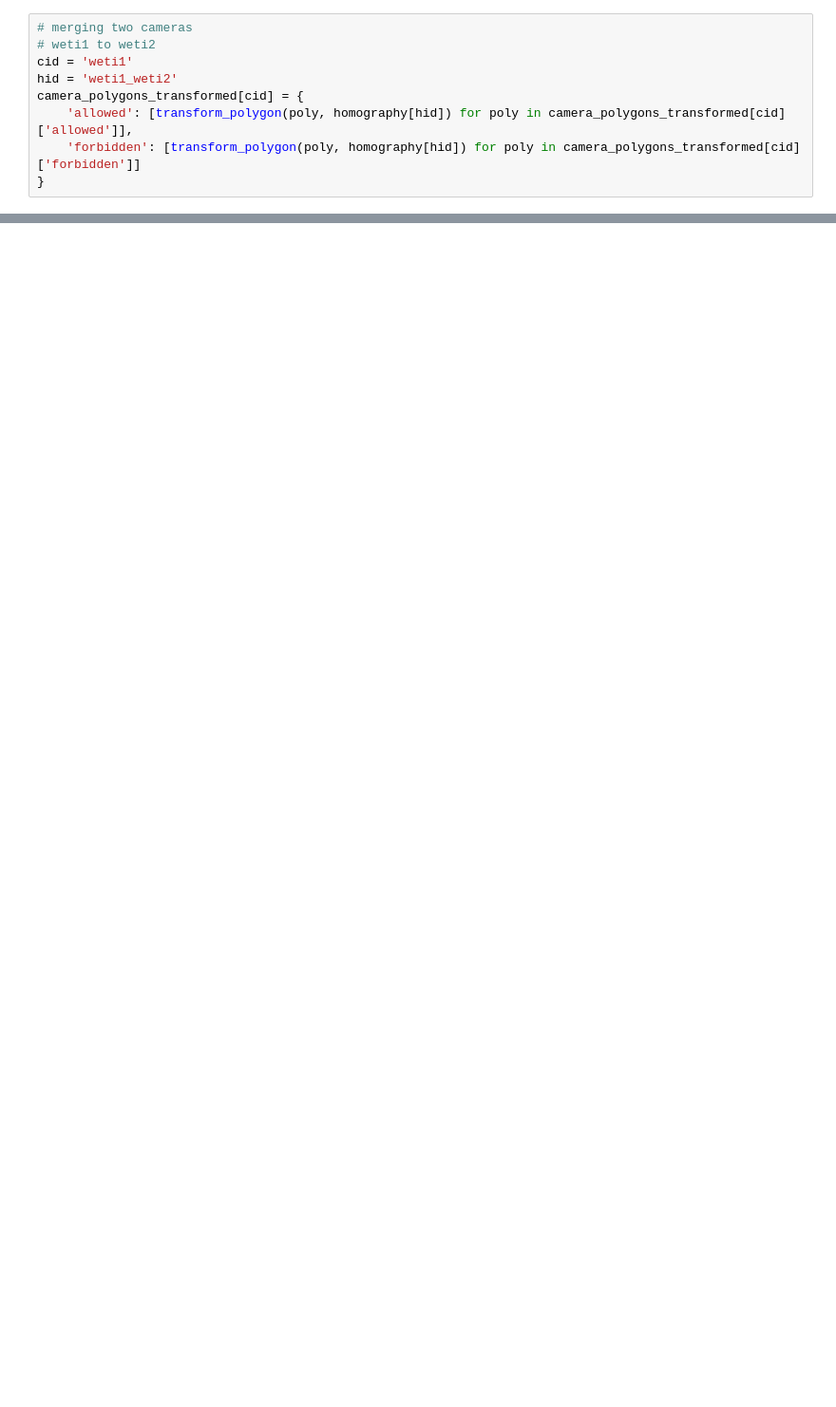
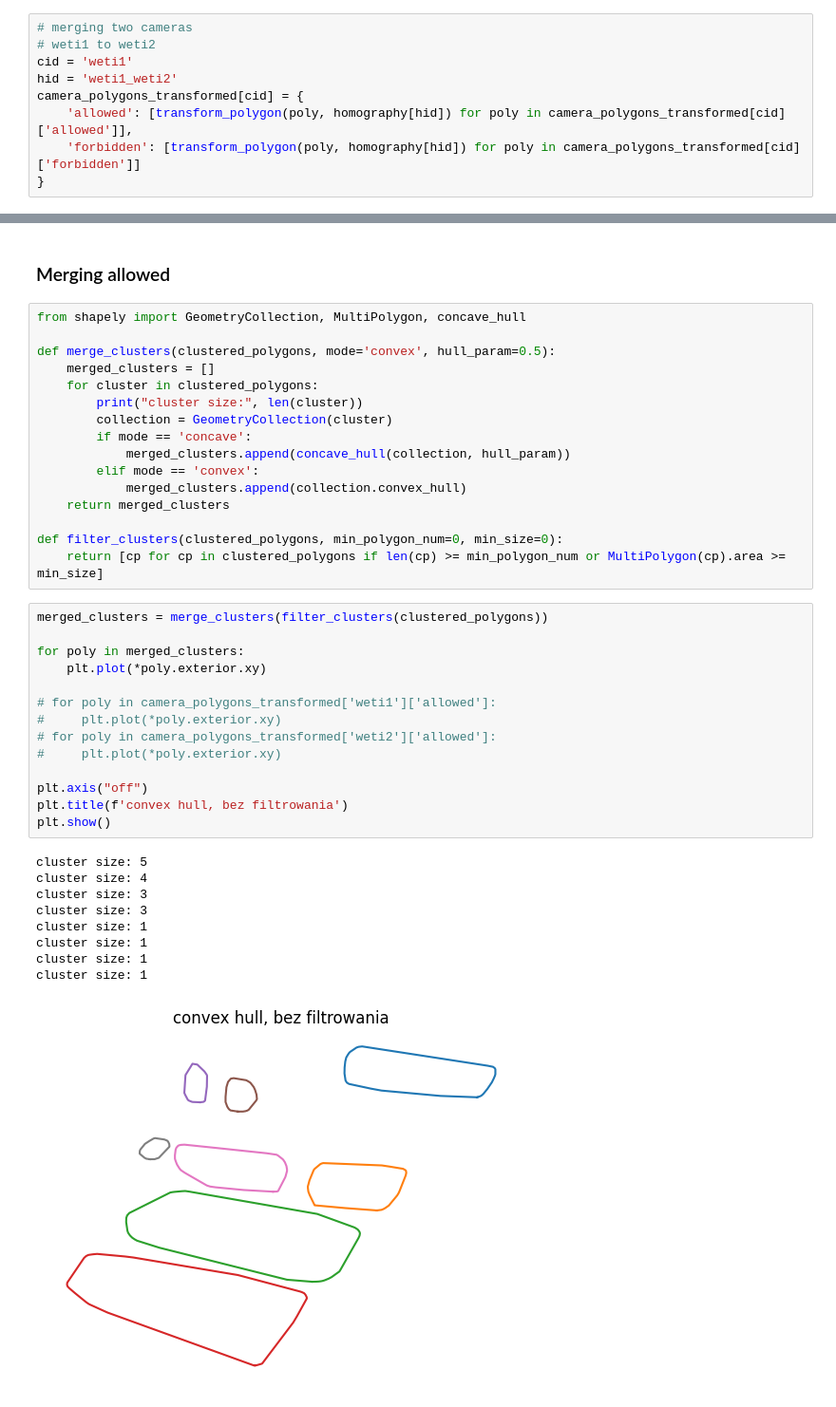
Before and after one commit to Trawirr/ParkingApp, a Jupyter notebook: image_processing/allowed_to_top_down.ipynb, the cells around one changed output, grey strips where cells are left out. Shown at 95% size. Drawn from its saved outputs; the diff is of its cells as text; blank space fills up the shorter version.

```diff
--- a/image_processing/allowed_to_top_down.ipynb
+++ b/image_processing/allowed_to_top_down.ipynb
@@ -204,0 +251,42 @@ plt.show()
+# %% [markdown]
+### Merging allowed
+# %%
+from shapely import GeometryCollection, MultiPolygon, concave_hull
+
+def merge_clusters(clustered_polygons, mode='convex', hull_param=0.5):
+    merged_clusters = []
+    for cluster in clustered_polygons:
+        print("cluster size:", len(cluster))
+        collection = GeometryCollection(cluster)
+        if mode == 'concave':
+            merged_clusters.append(concave_hull(collection, hull_param))
+        elif mode == 'convex':
+            merged_clusters.append(collection.convex_hull)
+    return merged_clusters
+
+def filter_clusters(clustered_polygons, min_polygon_num=0, min_size=0):
+    return [cp for cp in clustered_polygons if len(cp) >= min_polygon_num or MultiPolygon(cp).area >= min_size]
+# %%
+merged_clusters = merge_clusters(filter_clusters(clustered_polygons))
+
+for poly in merged_clusters:
+    plt.plot(*poly.exterior.xy)
+
+# for poly in camera_polygons_transformed['weti1']['allowed']:
+#     plt.plot(*poly.exterior.xy)
+# for poly in camera_polygons_transformed['weti2']['allowed']:
+#     plt.plot(*poly.exterior.xy)
+
+plt.axis("off")
+plt.title(f'convex hull, bez filtrowania')
+plt.show()
+# %% [output]
+cluster size: 5
+cluster size: 4
+cluster size: 3
+cluster size: 3
+cluster size: 1
+cluster size: 1
+cluster size: 1
+cluster size: 1
+[figure, added]
```
Also changed, not shown: parts of 12 cells of this notebook, 3 other files.
